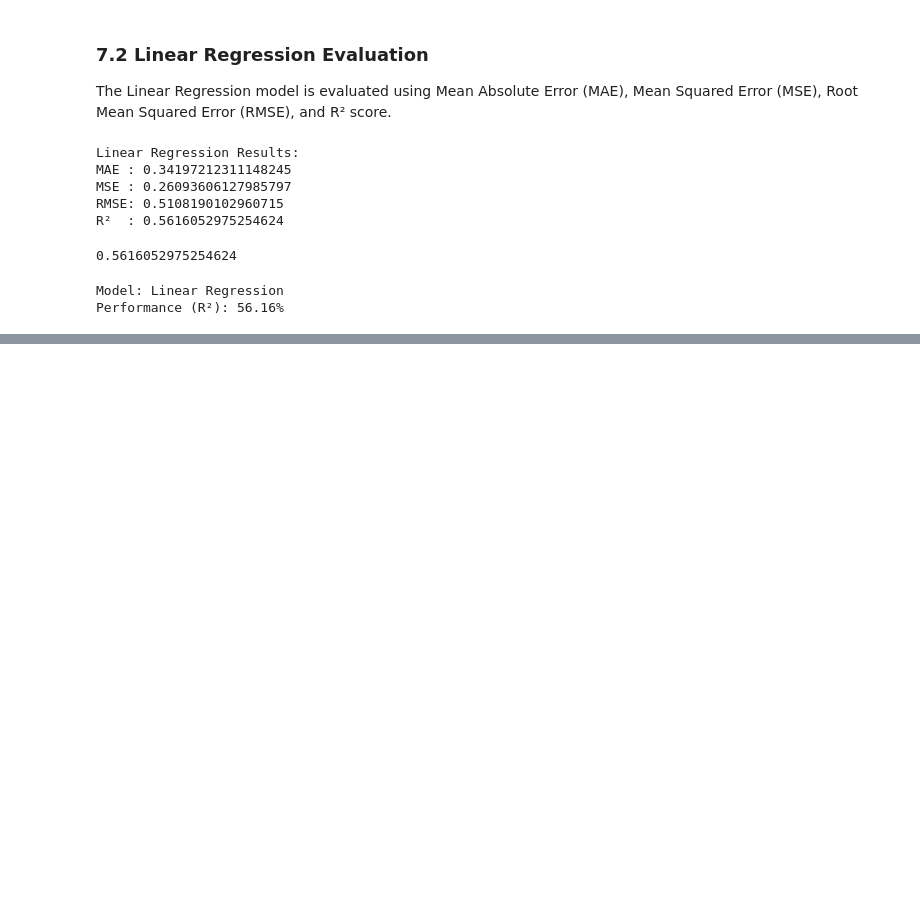
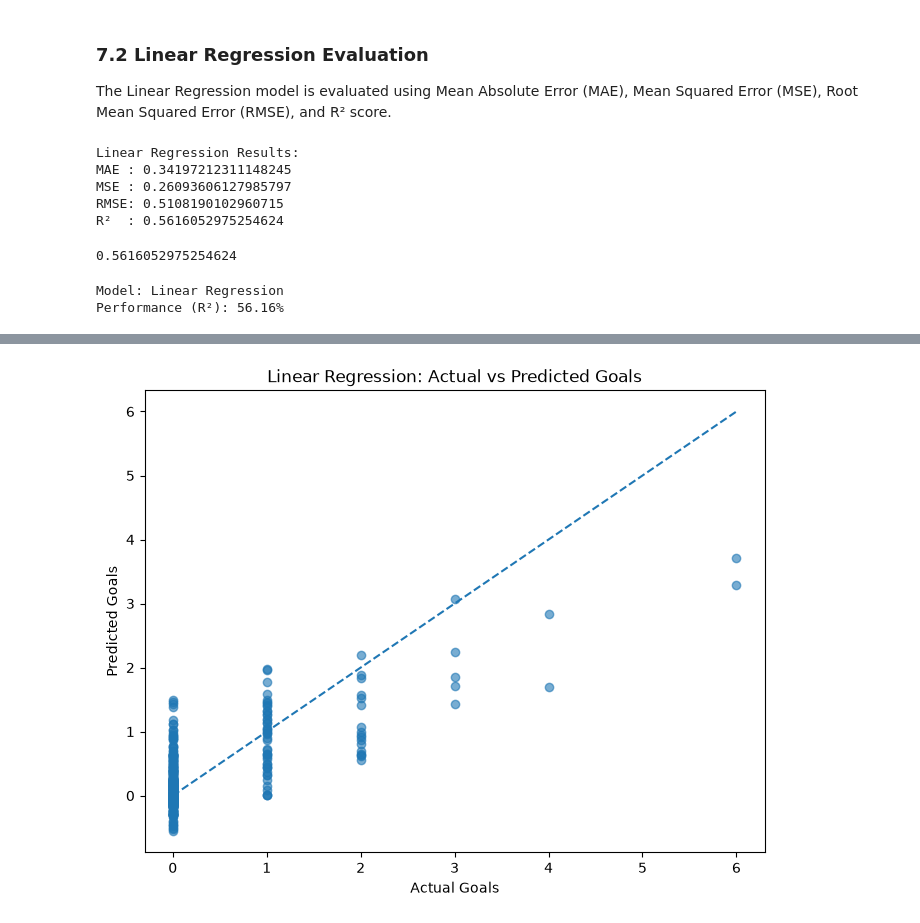
Before and after one commit to FaisalMahmudArzu/Football-Data-Analysis-from-Kaggle, a Jupyter notebook: main.ipynb, the cells around one changed output, grey strips where cells are left out. Drawn from its saved outputs; the diff is of its cells as text; code cells hidden in the pictures; blank space fills up the shorter version.

```diff
--- a/main.ipynb
+++ b/main.ipynb
@@ -1645,0 +1720,25 @@ Performance (R²): 56.16%
+# %%
+import matplotlib.pyplot as plt
+
+plt.figure(figsize=(8, 6))
+
+plt.scatter(
+    y_test,
+    y_pred_linear,
+    alpha=0.6
+)
+
+plt.xlabel("Actual Goals")
+plt.ylabel("Predicted Goals")
+plt.title("Linear Regression: Actual vs Predicted Goals")
+
+# Perfect prediction line
+plt.plot(
+    [y_test.min(), y_test.max()],
+    [y_test.min(), y_test.max()],
+    linestyle="--"
+)
+
+plt.show()
+# %% [output]
+[figure, added]
```
Also changed, not shown: parts of 5 cells of this notebook.
